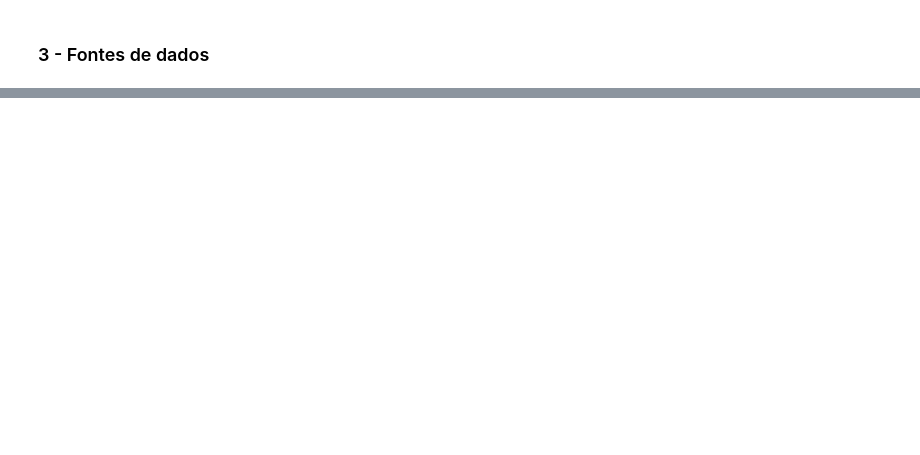
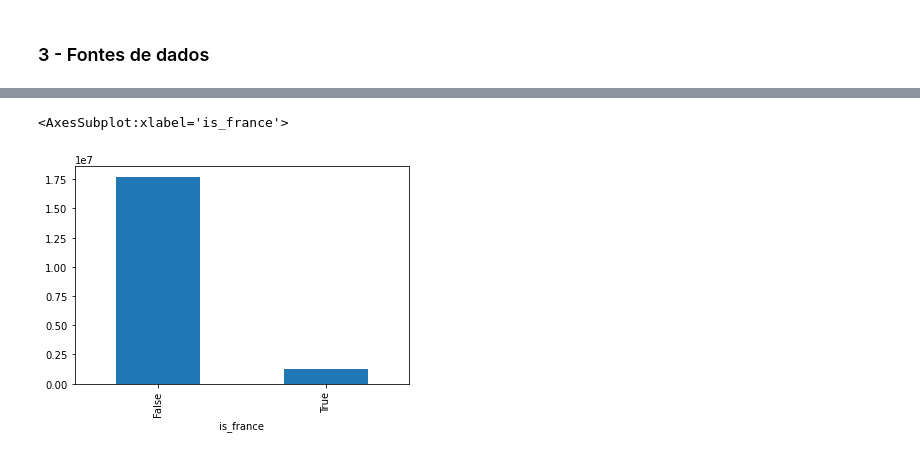
Before and after one commit to Marcus-Bernard0/data_science_alura, a Jupyter notebook: 14 - Data Science para a saúde/Projeto.ipynb, the cells around one changed output, grey strips where cells are left out. Drawn from its saved outputs; the diff is of its cells as text; code cells hidden in the pictures; blank space fills up the shorter version.

```diff
--- a/14 - Data Science para a saúde/Projeto.ipynb
+++ b/14 - Data Science para a saúde/Projeto.ipynb
@@ -279,0 +315,2 @@ dtype: int64
+# %%
+df.set_index('Country/Region').loc['France'].sum()
@@ -279,0 +330,3 @@ dtype: int64
+# %%
+#vendo os ultimos
+df.set_index('Country/Region').loc['France'].tail()
@@ -279,0 +359,4 @@ dtype: int64
+# %%
+is_france = df['Country/Region']=='France'
+# %%
+df['is_france'] = is_france
@@ -279,0 +397,5 @@ dtype: int64
+# %%
+df.groupby('is_france').sum()['11/22/22'].plot(kind ='bar')
+# %% [output]
+<AxesSubplot:xlabel='is_france'>
+[figure, added]
```
Also changed, not shown: parts of 40 cells of this notebook.
